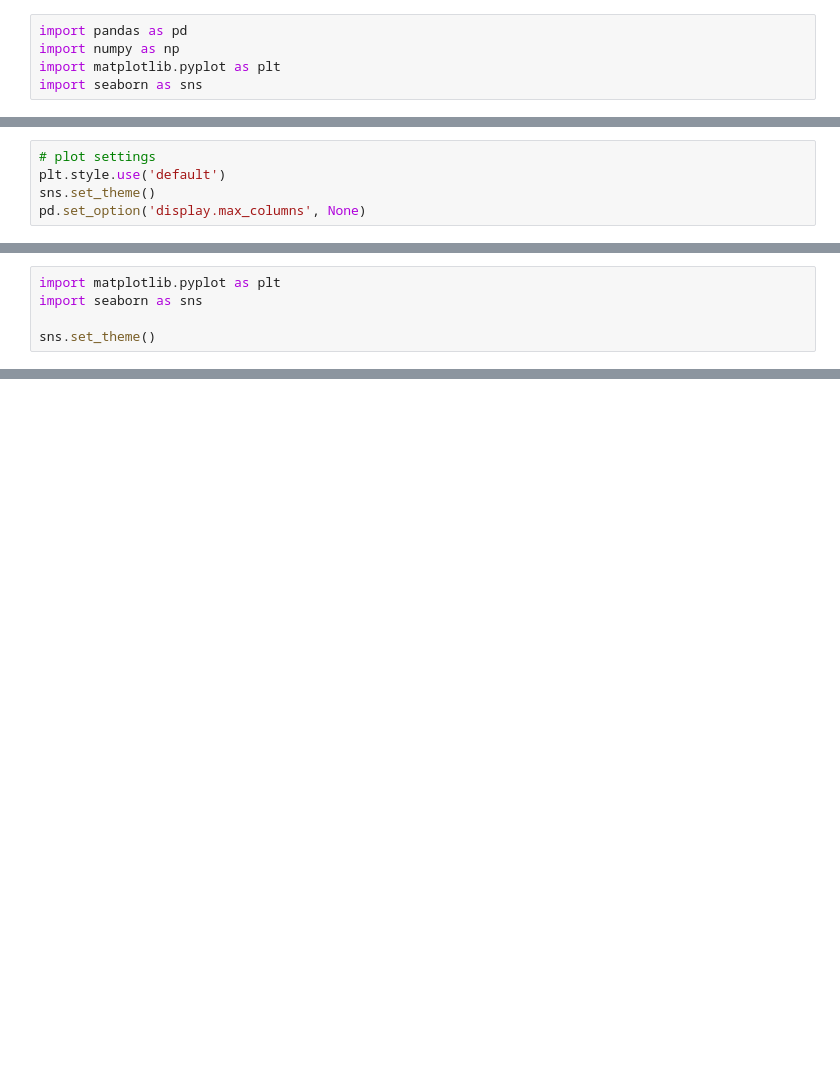
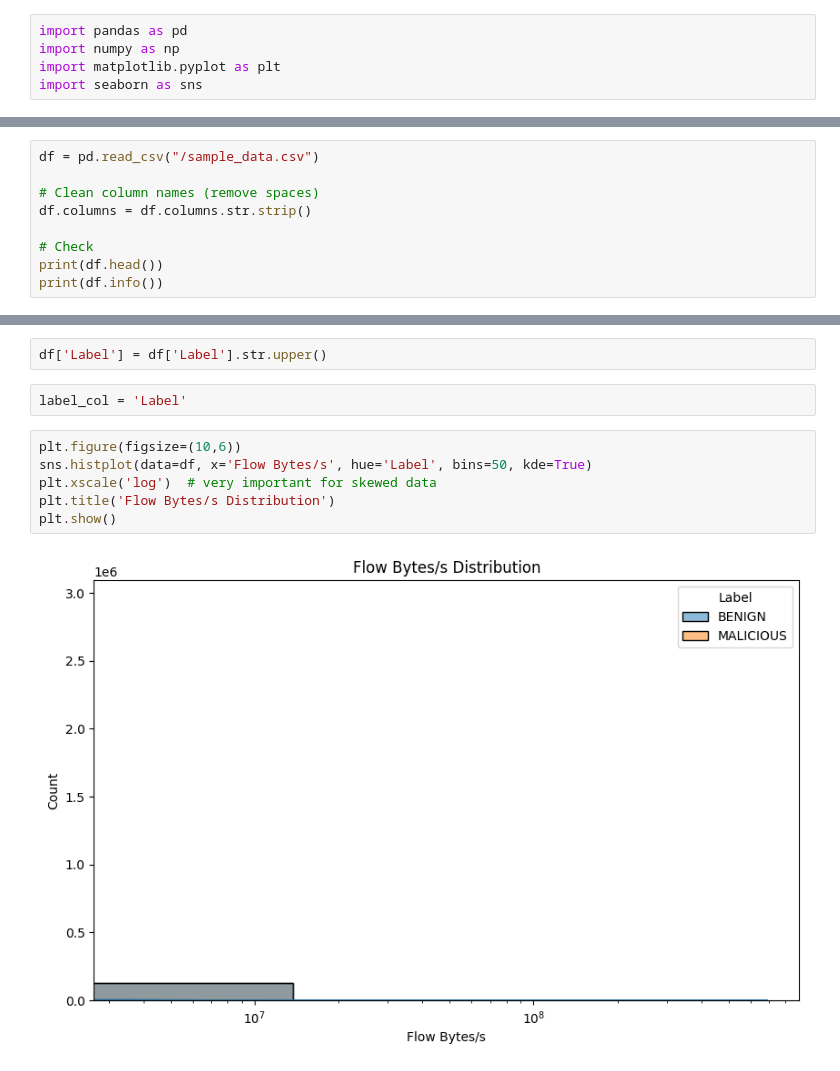
Before and after one commit to BadiaBaghdadi/Encrypted_Network_Traffic_Behavioural_Analysis, a Jupyter notebook: 2_Data_Analysis.ipynb, the cells around one changed output, grey strips where cells are left out. Cells and saved outputs as stored; diff of their text form; blank space fills up the shorter version.

```diff
--- a/2_Data_Analysis.ipynb
+++ b/2_Data_Analysis.ipynb
@@ -24,5 +23,0 @@ data
-# %%
-# plot settings
-plt.style.use('default')
-sns.set_theme()
-pd.set_option('display.max_columns', None)
@@ -276,5 +23,0 @@ plt.show()
-# %%
-import matplotlib.pyplot as plt
-import seaborn as sns
-
-sns.set_theme()
@@ -357,0 +24,9 @@ plt.show()
+# %%
+df = pd.read_csv("/sample_data.csv")
+
+# Clean column names (remove spaces)
+df.columns = df.columns.str.strip()
+
+# Check
+print(df.head())
+print(df.info())
@@ -357,0 +74,12 @@ plt.show()
+# %%
+df['Label'] = df['Label'].str.upper()
+# %%
+label_col = 'Label'
+# %%
+plt.figure(figsize=(10,6))
+sns.histplot(data=df, x='Flow Bytes/s', hue='Label', bins=50, kde=True)
+plt.xscale('log')  # very important for skewed data
+plt.title('Flow Bytes/s Distribution')
+plt.show()
+# %% [output]
+[figure, added]
```
Also changed, not shown: parts of 55 cells of this notebook, 1 other file.
